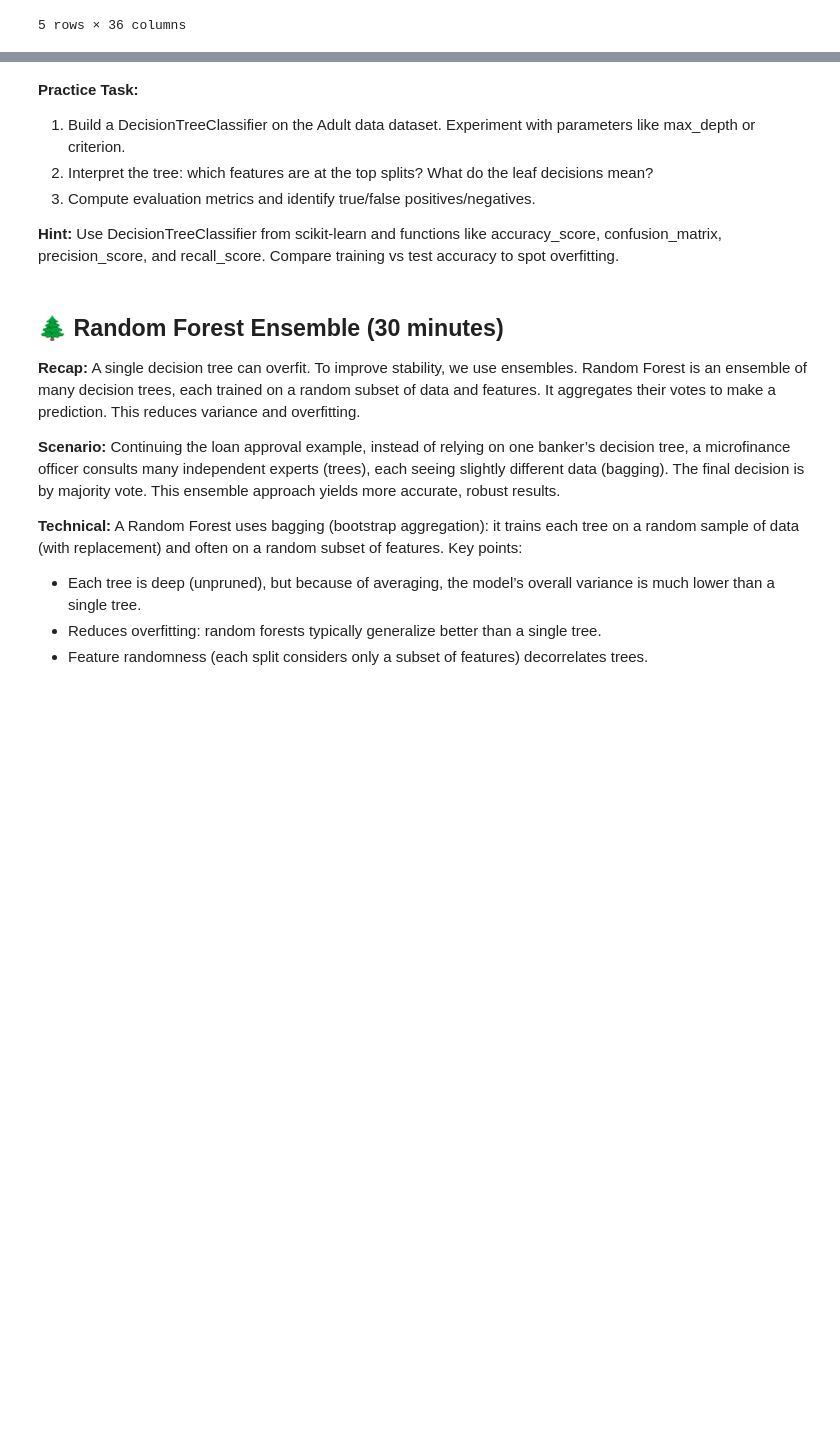
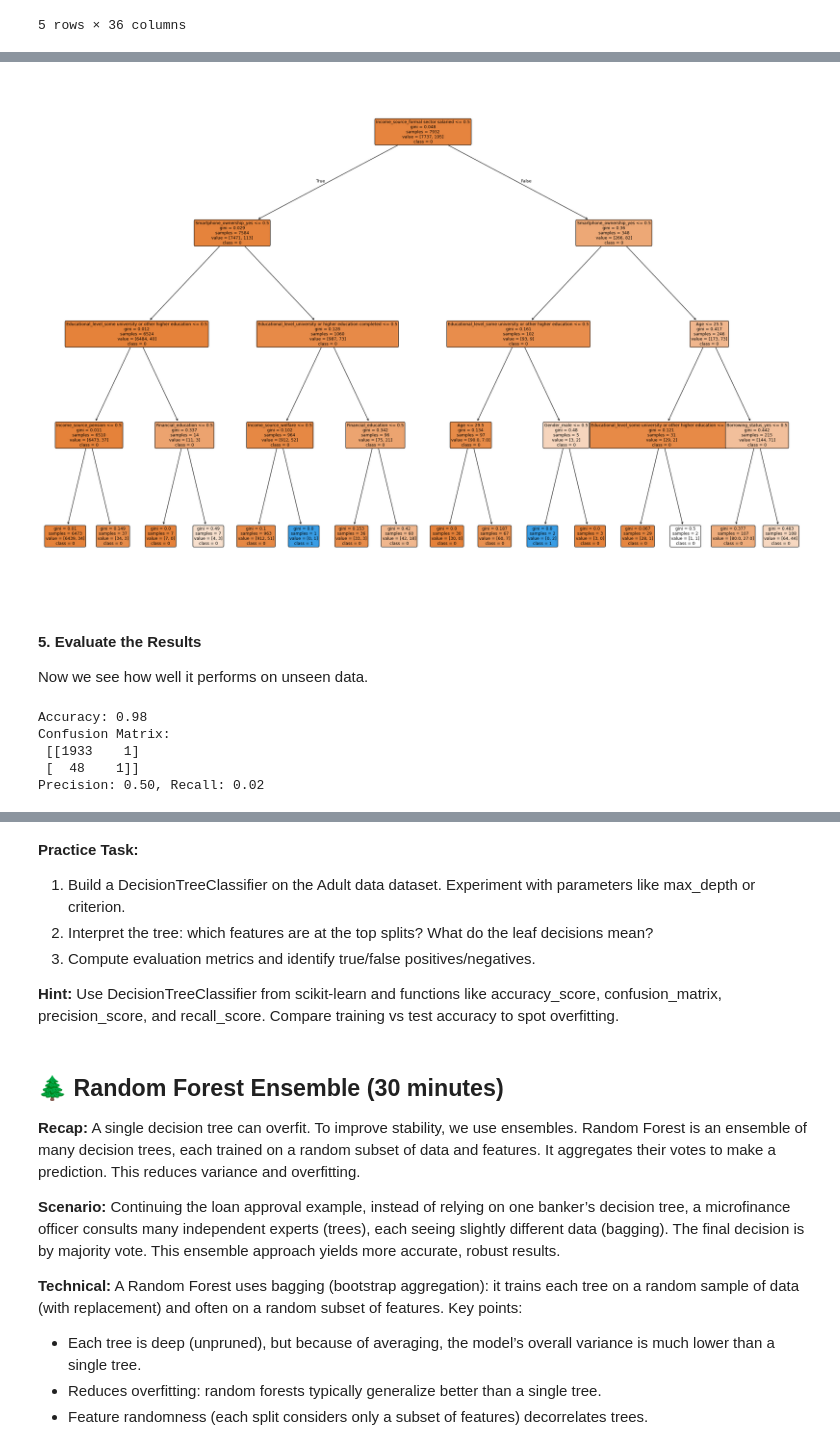
Before and after one commit to datasafariio/AI-bootcamp-fall2025, a Jupyter notebook: Session5/Session5_Supervised_Learning_Classification_(Tree-Based_Models).ipynb, the cells around one changed output, grey strips where cells are left out. Cells and saved outputs as stored; diff of their text form; code cells hidden in the pictures; blank space fills up the shorter version.

```diff
--- a/Session5/Session5_Supervised_Learning_Classification_(Tree-Based_Models).ipynb
+++ b/Session5/Session5_Supervised_Learning_Classification_(Tree-Based_Models).ipynb
@@ -124,7 +191,7 @@ import matplotlib.pyplot as plt
 ## Load the dataset
 
 # Load the Soil_quality dataset from Data folder
-data = pd.read_csv('../Data/FinScope_cleaned.csv')
+data = pd.read_csv('../Data/FinScope_cleaned1.csv')
 
 data.head()
 # %% [output]
@@ -146,6 +218,6 @@ Name: count, dtype: int64
 # %%
 # Categorical encoding for 'has_banka_account'
-data['has_bank_account_encoded'] = data['has_bank_account'].map({'one account': 0, 'two or three accounts': 1, 'more than three accounts': 1})
+data['has_bank_account_encoded'] = data['has_bank_account'].map({'no account': 0, 'two or three accounts': 1, 'more than three accounts': 1})
 data.head()
 # %% [output]
 |  | Income_source | Savings_habits | Borrowing_status | Financial_education | Age | Gender | ... |
@@ -278,0 +321,41 @@ print("Ensure your data is loaded and split before running the classifier.")
+# %%
+plt.figure(figsize=(30,20)) # 1. Increase the figure size!
+plot_tree(
+    tree,
+    feature_names=X.columns,    # 2. Shows 'Income' instead of 'X[0]'
+    class_names=['0', '1'],     # 3. Shows the target labels
+    filled=True,                # 4. Colors the nodes by class
+    rounded=True,               # 5. Makes it look cleaner
+    fontsize=9                 # 6. Makes the text readable
+)
+plt.show()
+# %% [output]
+[figure, added]
+# %% [markdown]
+#### **5. Evaluate the Results**
+
+Now we see how well it performs on unseen data.
+# %%
+# Evaluation
+# Calculate accuracy
+acc = accuracy_score(y_test, y_pred)
+
+# Calculate confusion matrix
+cm = confusion_matrix(y_test, y_pred)
+
+# Calculate precision
+precision = precision_score(y_test, y_pred)
+
+# Calculate recall
+recall = recall_score(y_test, y_pred)
+
+# Print evaluation results
+print(f'Accuracy: {acc:.2f}')
+print('Confusion Matrix:\n', cm)
+print(f'Precision: {precision:.2f}, Recall: {recall:.2f}')
+# %% [output]
+Accuracy: 0.98
+Confusion Matrix:
+ [[1933    1]
+ [  48    1]]
+Precision: 0.50, Recall: 0.02
```
Also changed, not shown: parts of 70 cells of this notebook.
